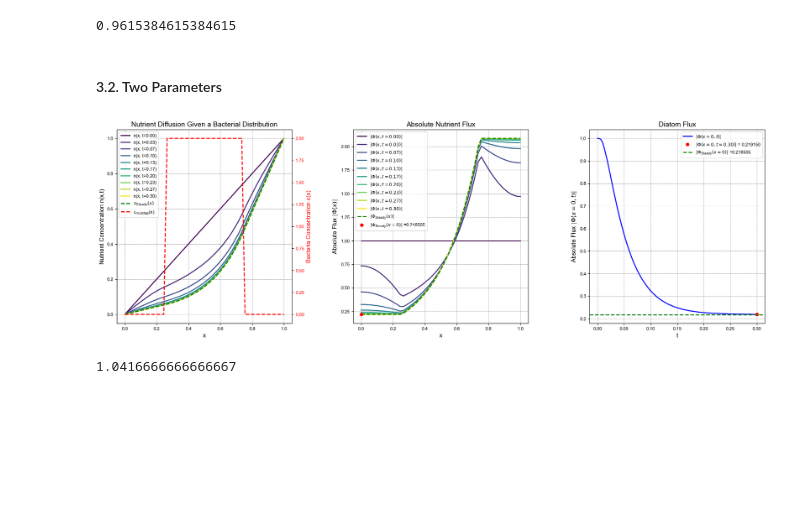
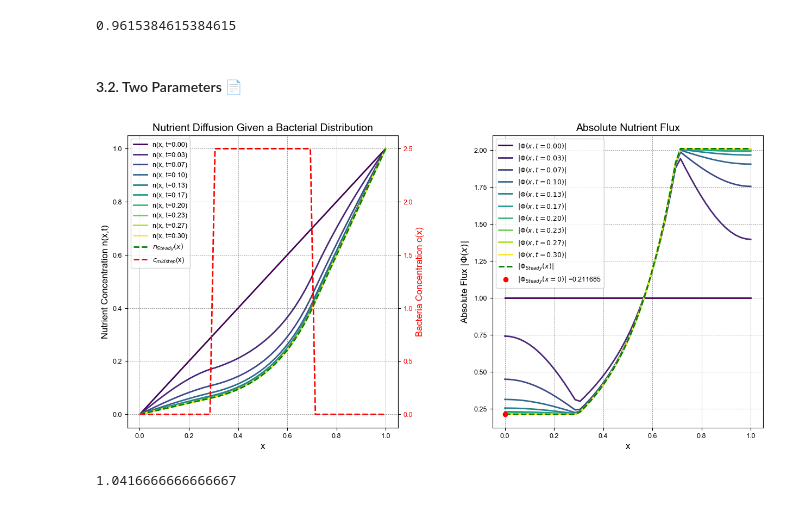
Before and after one commit to GeorchPz/bacterial_chemotaxis_effect_on_chemoattractor_cell, a Jupyter notebook: 1D-2_Bacterial_profiles.ipynb, the cells around one changed output. Drawn from its saved outputs; the diff is of its cells as text; code cells hidden in the pictures; blank space fills up the shorter version.

```diff
--- a/1D-2_Bacterial_profiles.ipynb
+++ b/1D-2_Bacterial_profiles.ipynb
@@ -135,21 +135,20 @@ S1D.plot.triple_plot()
 # %% [output]
 0.9615384615384615
 # %% [markdown]
-#### 3.2. Two Parameters
+#### 3.2. Two Parameters 📄
 # %%
 def c_midstep(x):
-    x0 = L/4 # Starting point of the step
-    l  = L/2 # Length of the step
+    x0 = L*3/10     # Starting point of the step
+    l  = L*2/5      # Length of the step
     cond = (x >= x0) & (x <= x0 + l)
     return np.where( cond , 1/l , 0)
 
 S1D = Solver1D(syst_params, c_midstep, n0_linear)
-S1D.pde.solve()
-S1D.ode.solve()
-S1D.plot.triple_plot()
+S1D.pde.solve(); S1D.ode.solve()
+S1D.plot.double_plot()
 S1D.plot.save(figures_path, "c_midstep(x)")
 # %% [output]
-[figure, old version]
+[figure, new version]
 # %%
 1/np.mean(c_midstep(S1D.x))
 # %% [output]
```
Also changed, not shown: parts of 2 cells of this notebook, 8 other files.
